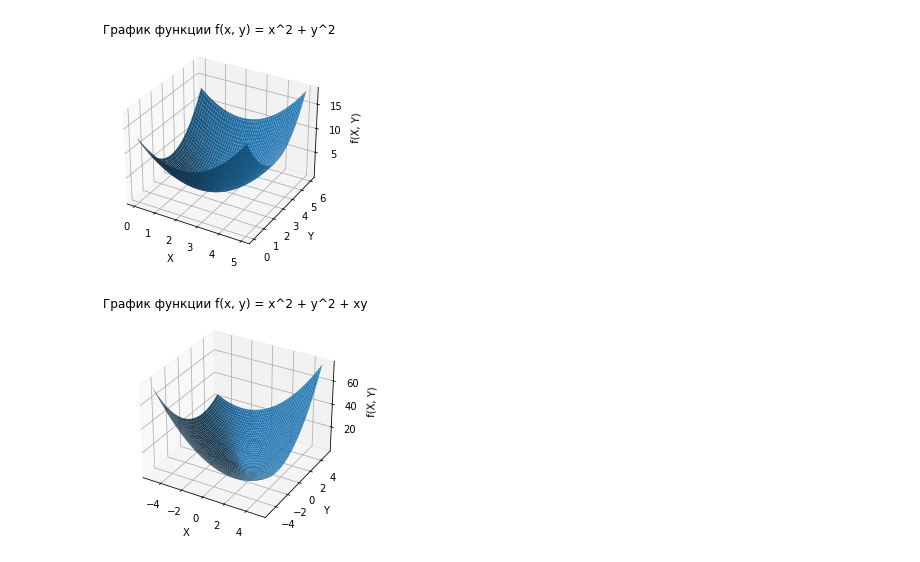
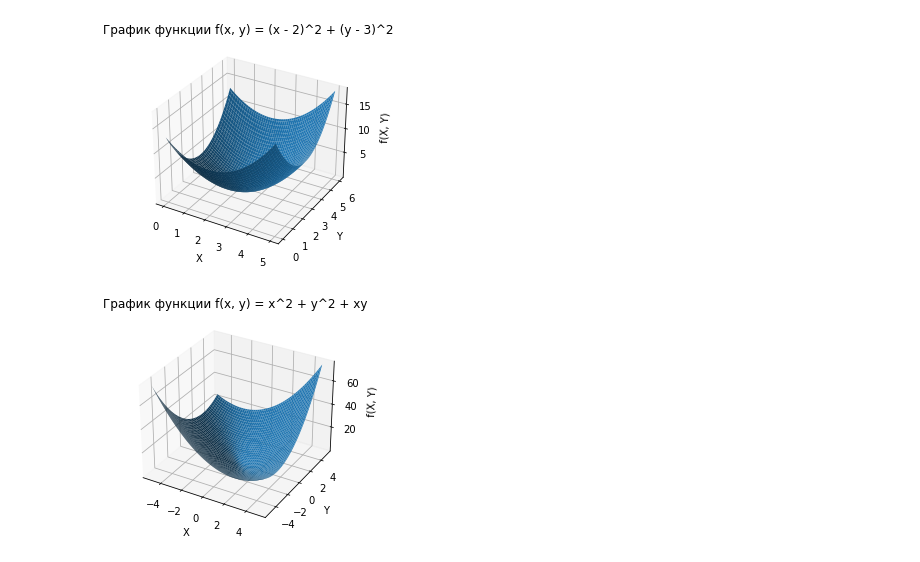
Before and after one commit to Strafred/vyatkaretto, a Jupyter notebook: math/lab_4_1/lab_4_1.ipynb, the cells around one changed output. Saved outputs shown, nothing was run; the diff lists cells and outputs as text; code cells hidden in the pictures.

```diff
--- a/math/lab_4_1/lab_4_1.ipynb
+++ b/math/lab_4_1/lab_4_1.ipynb
@@ -1,32 +1,29 @@
 # %%
 import numpy as np
 from scipy.optimize import minimize
 import matplotlib.pyplot as plt
 
 def func(x):
     return (x[0] - 2) ** 2 + (x[1] - 3) ** 2
 
 x = np.linspace(0, 5, 100)
 y = np.linspace(0, 6, 100)
 X, Y = np.meshgrid(x, y)
 Z = func([X, Y])
 
 fig = plt.figure()
 ax = fig.add_subplot(projection='3d')
 
-# Строим поверхность
 ax.plot_surface(X, Y, Z)
 
-# Устанавливаем метки на осях
 ax.set_xlabel('X')
 ax.set_ylabel('Y')
 ax.set_zlabel('f(X, Y)')
 
-# Выводим график
-plt.title('График функции f(x, y) = x^2 + y^2')
+plt.title('График функции f(x, y) = (x - 2)^2 + (y - 3)^2')
 plt.show()
 # %% [output]
-[figure, old version]
+[figure, new version]
 # %%
 def func2(x):
     return x[0]**2 + x[1]**2 + x[0]*x[1]
```
Also changed, not shown: parts of 2 cells of this notebook.
